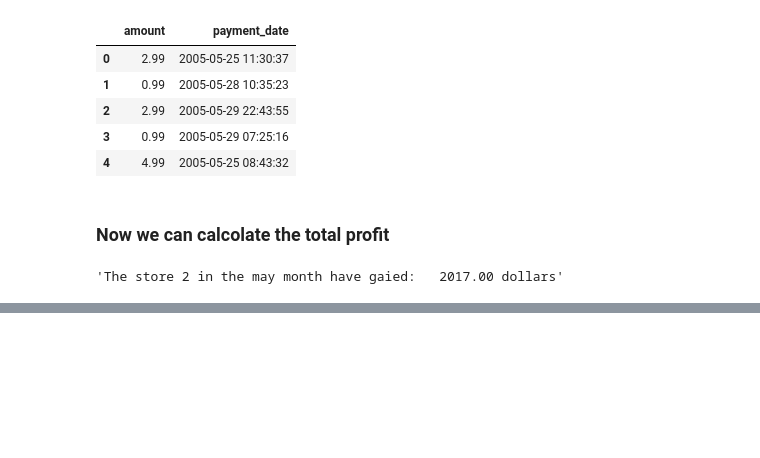
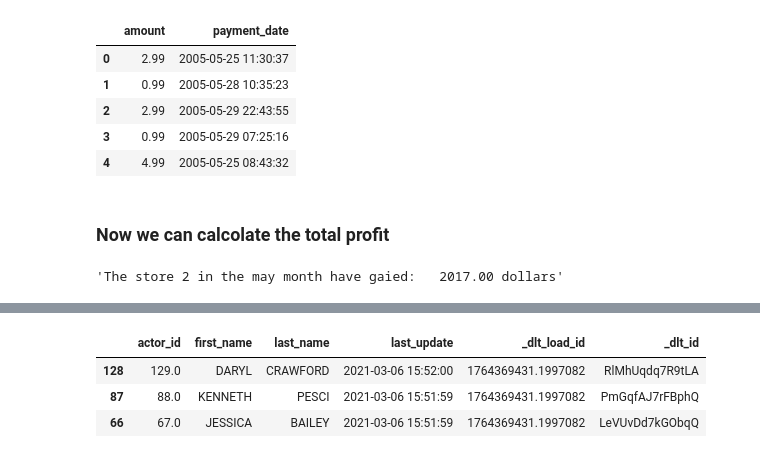
Before and after one commit to Aleex87/sakila_lab_alessandro_abbate, a Jupyter notebook: sql/eda_pandas_duckdb.ipynb, the cells around one changed output, grey strips where cells are left out. Drawn from its saved outputs; the diff is of its cells as text; code cells hidden in the pictures; blank space fills up the shorter version.

```diff
--- a/sql/eda_pandas_duckdb.ipynb
+++ b/sql/eda_pandas_duckdb.ipynb
@@ -292,0 +289,5 @@ f"The store 2 in the may month have gaied:  {tot_may: .2f} dollars"
+# %%
+dfs = {}
+for name in description["name"]:
+    dfs[name] = conn.sql(f"SELECT * FROM {name}").df()
+dfs.keys()
@@ -292,0 +307,7 @@ f"The store 2 in the may month have gaied:  {tot_may: .2f} dollars"
+# %%
+dfs['actor'].sample(3)
+# %% [output]
+|  | actor_id | first_name | last_name | last_update | _dlt_load_id | _dlt_id |
+| 128 | 129.0 | DARYL | CRAWFORD | 2021-03-06 15:52:00 | 1764369431.1997082 | RlMhUqdq7R9tLA |
+| 87 | 88.0 | KENNETH | PESCI | 2021-03-06 15:51:59 | 1764369431.1997082 | PmGqfAJ7rFBphQ |
+| 66 | 67.0 | JESSICA | BAILEY | 2021-03-06 15:51:59 | 1764369431.1997082 | LeVUvDd7kGObqQ |
```
Also changed, not shown: parts of 8 cells of this notebook.
